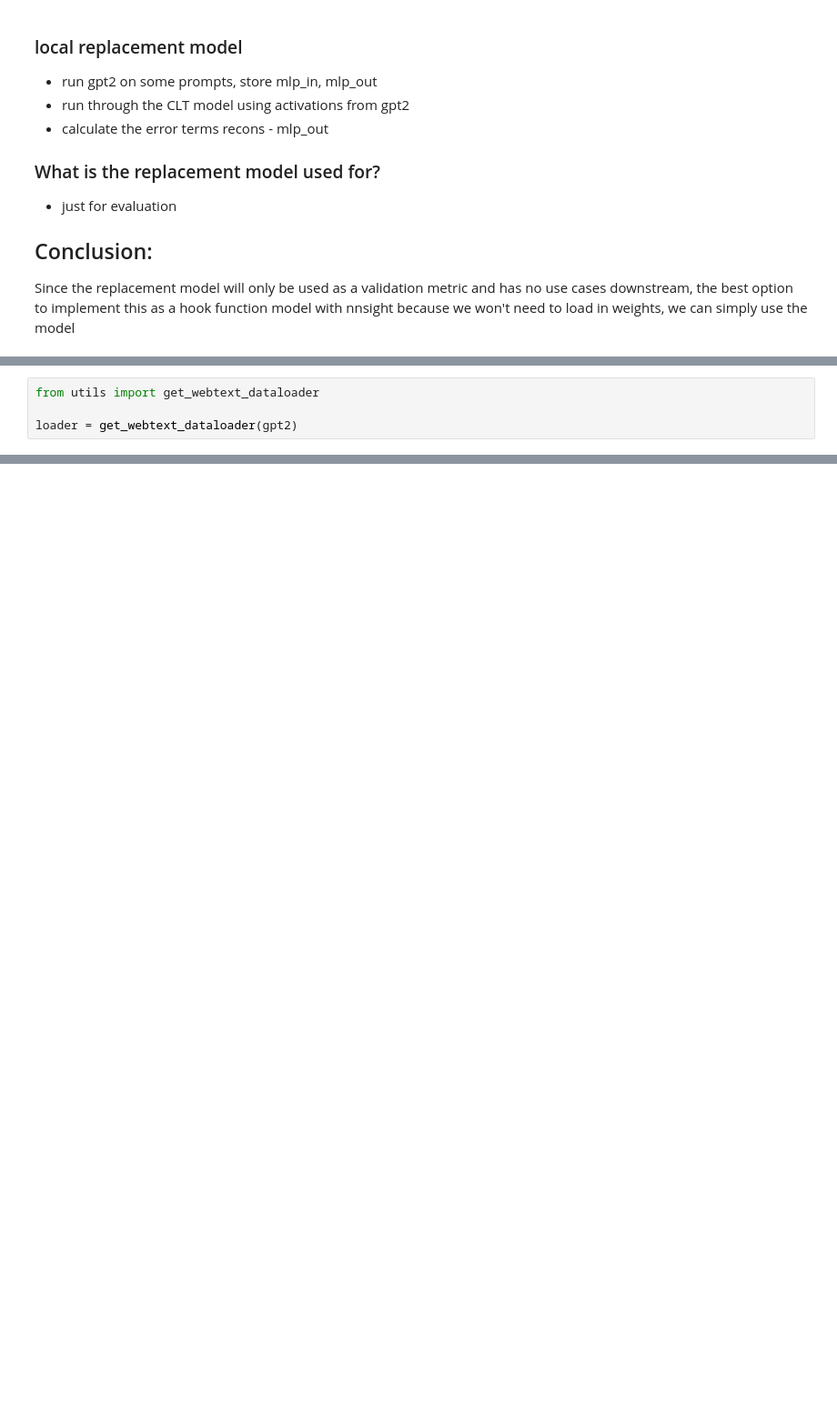
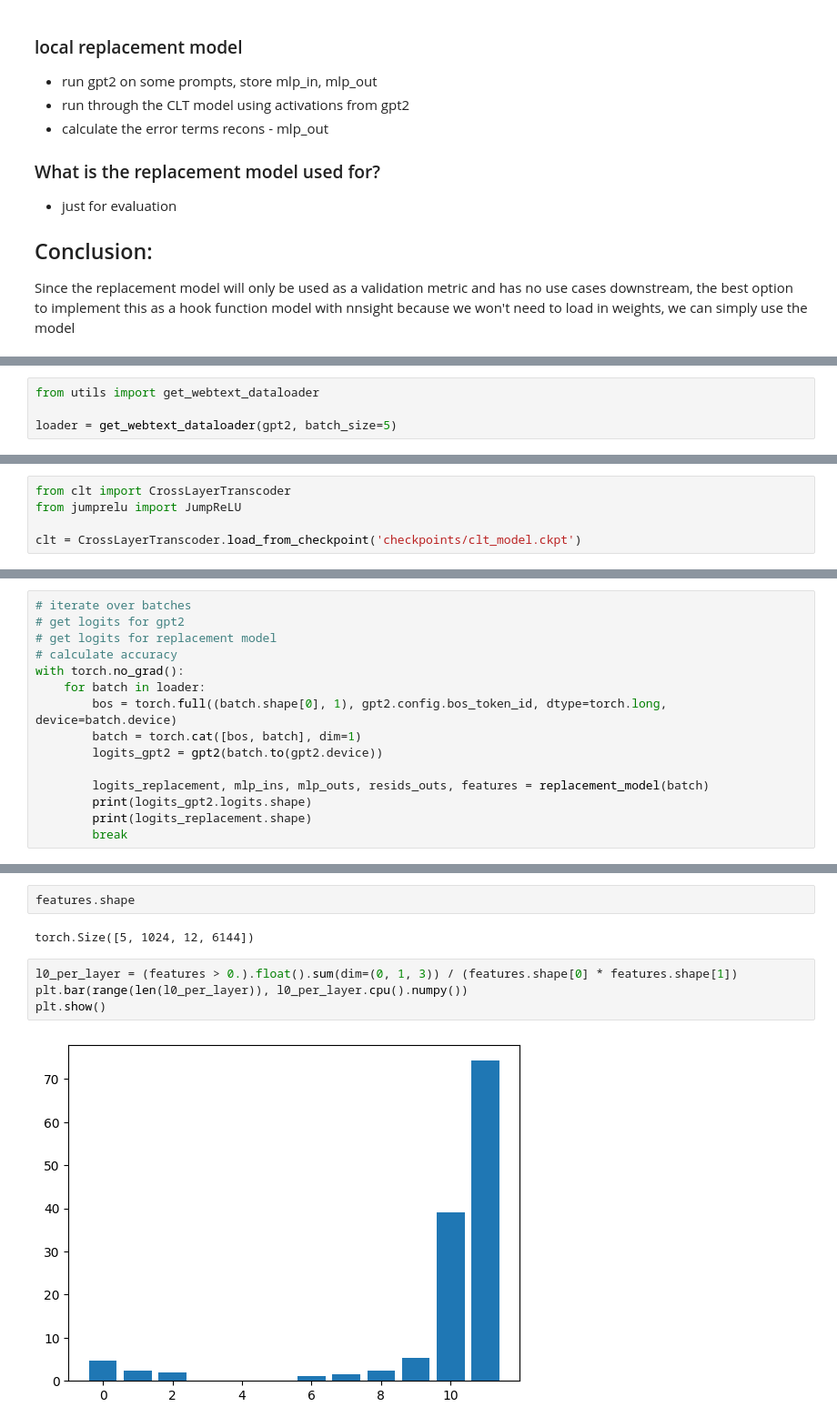
Before and after one commit to Goreg12345/crosslayer-transcoder, a Jupyter notebook: replacement_model.ipynb, the cells around one changed output, grey strips where cells are left out. Shown at 91% size. Cells and saved outputs as stored; diff of their text form; blank space fills up the shorter version.

Commit message:
replacement model works

```diff
--- a/replacement_model.ipynb
+++ b/replacement_model.ipynb
@@ -98,4 +68,4 @@ GPT2LMHeadModel(
 # %%
 from utils import get_webtext_dataloader
 
-loader = get_webtext_dataloader(gpt2)
+loader = get_webtext_dataloader(gpt2, batch_size=5)
@@ -107,0 +72,5 @@ Token indices sequence length is longer than the specified maximum sequence leng
+# %%
+from clt import CrossLayerTranscoder
+from jumprelu import JumpReLU
+
+clt = CrossLayerTranscoder.load_from_checkpoint('checkpoints/clt_model.ckpt')
@@ -107,0 +159,15 @@ Token indices sequence length is longer than the specified maximum sequence leng
+# %%
+# iterate over batches
+# get logits for gpt2
+# get logits for replacement model
+# calculate accuracy
+with torch.no_grad():
+    for batch in loader:
+        bos = torch.full((batch.shape[0], 1), gpt2.config.bos_token_id, dtype=torch.long, device=batch.device)
+        batch = torch.cat([bos, batch], dim=1)
+        logits_gpt2 = gpt2(batch.to(gpt2.device))
+
+        logits_replacement, mlp_ins, mlp_outs, resids_outs, features = replacement_model(batch)
+        print(logits_gpt2.logits.shape)
+        print(logits_replacement.shape)
+        break
@@ -107,0 +182,10 @@ Token indices sequence length is longer than the specified maximum sequence leng
+# %%
+features.shape
+# %% [output]
+torch.Size([5, 1024, 12, 6144])
+# %%
+l0_per_layer = (features > 0.).float().sum(dim=(0, 1, 3)) / (features.shape[0] * features.shape[1])
+plt.bar(range(len(l0_per_layer)), l0_per_layer.cpu().numpy())
+plt.show()
+# %% [output]
+[figure, added]
```
Also changed, not shown: parts of 25 cells of this notebook, 10 other files.
